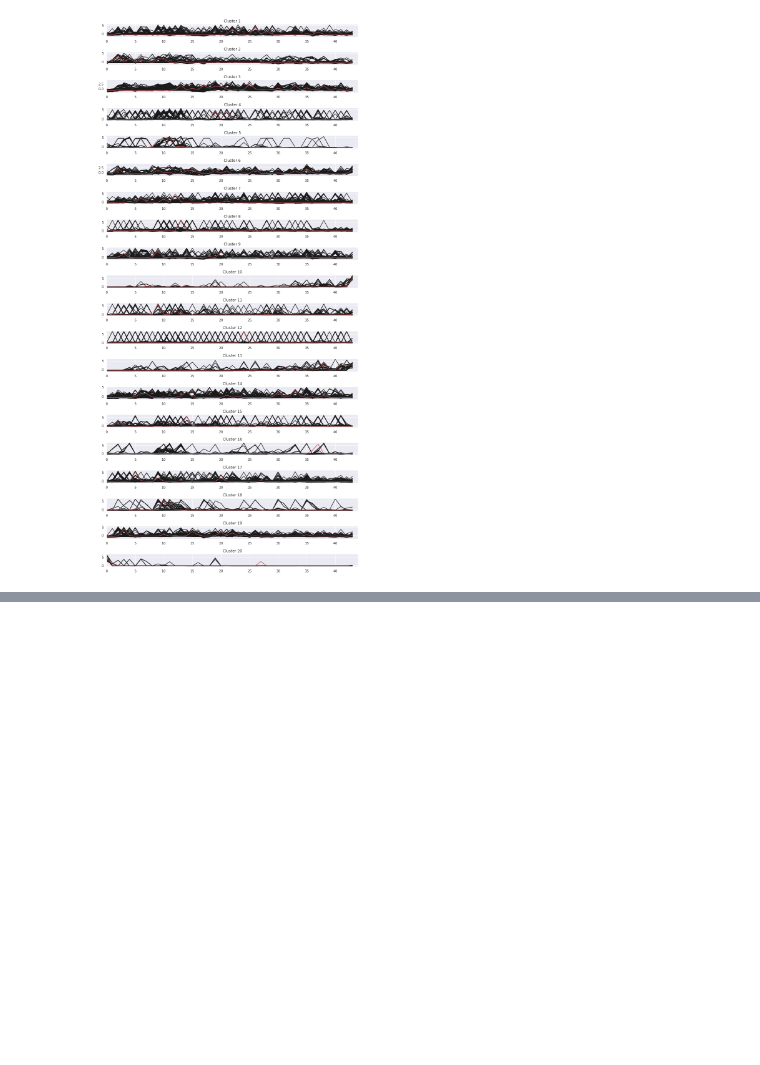
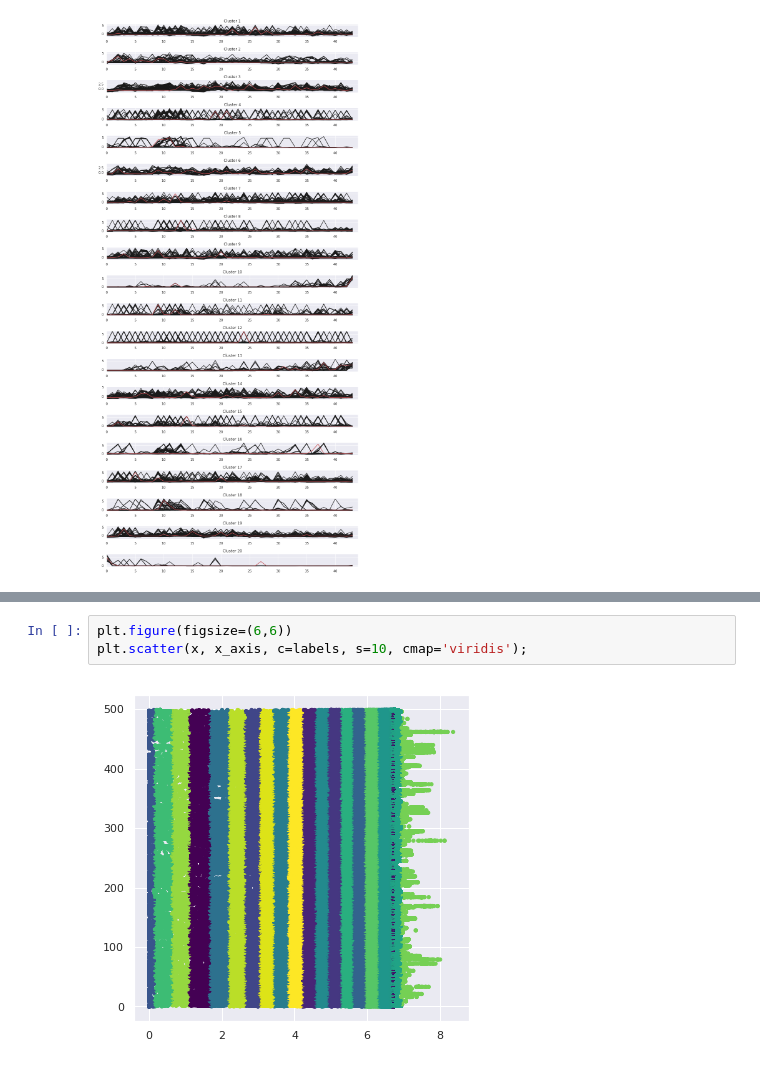
Before and after one commit to rodrigorivera/nr_clustering, a Jupyter notebook: notebooks/clustering_methods.ipynb, the cells around one changed output, grey strips where cells are left out. Drawn from its saved outputs; the diff is of its cells as text; blank space fills up the shorter version.

```diff
--- a/notebooks/clustering_methods.ipynb
+++ b/notebooks/clustering_methods.ipynb
@@ -251 +253,6 @@ KeyError: 'series1'
+# %%
+plt.figure(figsize=(6,6))
+plt.scatter(x, x_axis, c=labels, s=10, cmap='viridis');
+# %% [output]
+[figure, added]
 # %%
```
Also changed, not shown: parts of 11 cells of this notebook, 2 other files.
